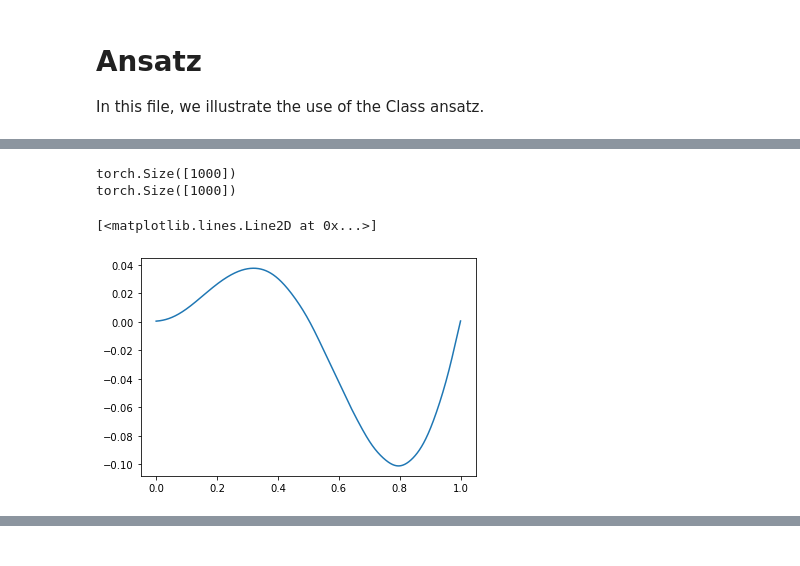
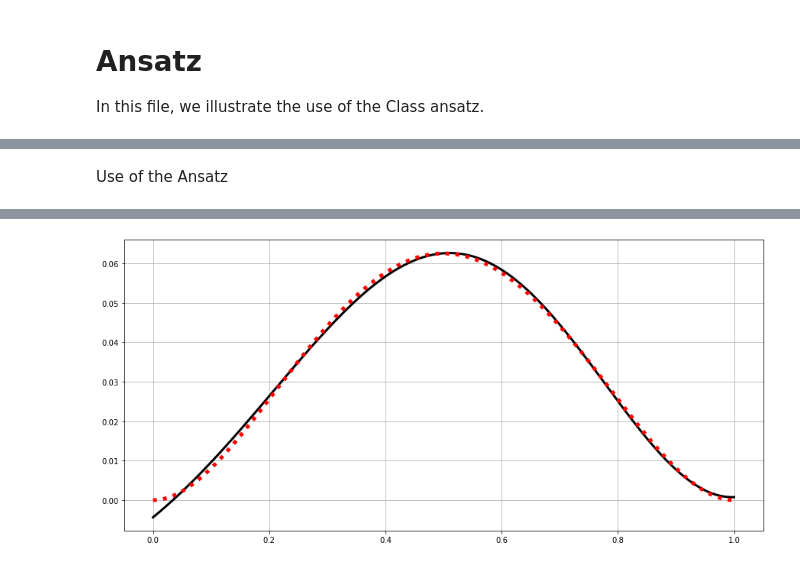
Before and after one commit to guimgarnier/EG_neuralgalerkin, a Jupyter notebook: notebooks/ansatz.ipynb, the cells around one changed output, grey strips where cells are left out. Saved outputs shown, nothing was run; the diff lists cells and outputs as text; code cells hidden in the pictures.

Commit message:
Add requirements and improvement of Ansatz

```diff
--- a/notebooks/ansatz.ipynb
+++ b/notebooks/ansatz.ipynb
@@ -132,24 +24,25 @@ plt.plot(mesh_x.detach(), y_train.detach())
-# %%
-def u0(x):
-    return (1-x) * x**2 * tc.cos(tc.pi*x)
-
-y_true = u0(mesh_x).squeeze()
-print(y_true.shape)
-print(y_train.shape)
-
-plt.plot(mesh_x.detach(), y_train.detach())
-# %% [output]
-torch.Size([1000])
-torch.Size([1000])
-[<matplotlib.lines.Line2D at 0x...>]
-[figure, removed]
+# %% [markdown]
+Use of the Ansatz
 # %%
-# Optimization
+print("> Example of utilisation for the Class Anstatz")
+
+# Definition of the space domain and the fonction to approximate
+x_domain = [0.0, 1.0]; n_points_x = 1000
+mesh_x = torch.linspace(x_domain[0], x_domain[1], steps=n_points_x, requires_grad=True).unsqueeze(1)
+u0 = lambda x : (1-x)**2 * x**2
+y_true = u0(mesh_x).squeeze()
+
+# Definition of the model
+d = 1
+m = 10
+model = Ansatz(d,m)
+
+    # Training
 criterion=torch.nn.MSELoss()
-optimizer=torch.optim.Adam(model.parameters(),lr=0.01)
+optimizer=torch.optim.Adam(model.parameters(),lr=1e-3)
 
 total_acc, total_loss=[], []
-for epoch in range(50000):
+for epoch in range(30000):
     y_pred=model(mesh_x)
     loss = criterion(y_pred,y_true)
     if epoch%3000 == 0:
@@ -158,4 +51,12 @@ for epoch in range(50000):
     loss.backward(retain_graph=True) # back propagation
     optimizer.step()
 print(' - Training is complete')
+
+    # Visualisation
+y_train = model(mesh_x)
+fig = plt.figure(figsize=(15, 7))
+plt.plot(mesh_x.detach(), y_train.detach(), 'k', lw=3)
+plt.plot(mesh_x.detach(), y_true.detach(),'r:', lw=5)
+plt.grid()
+plt.show()
 # %% [output]
@@ -179 +74,2 @@ loss 48000 : tensor(1.5003e-08, grad_fn=<MseLossBackward0>)
  - Training is complete
+[figure, added]
```
Also changed, not shown: parts of 8 cells of this notebook, 2 other files.
